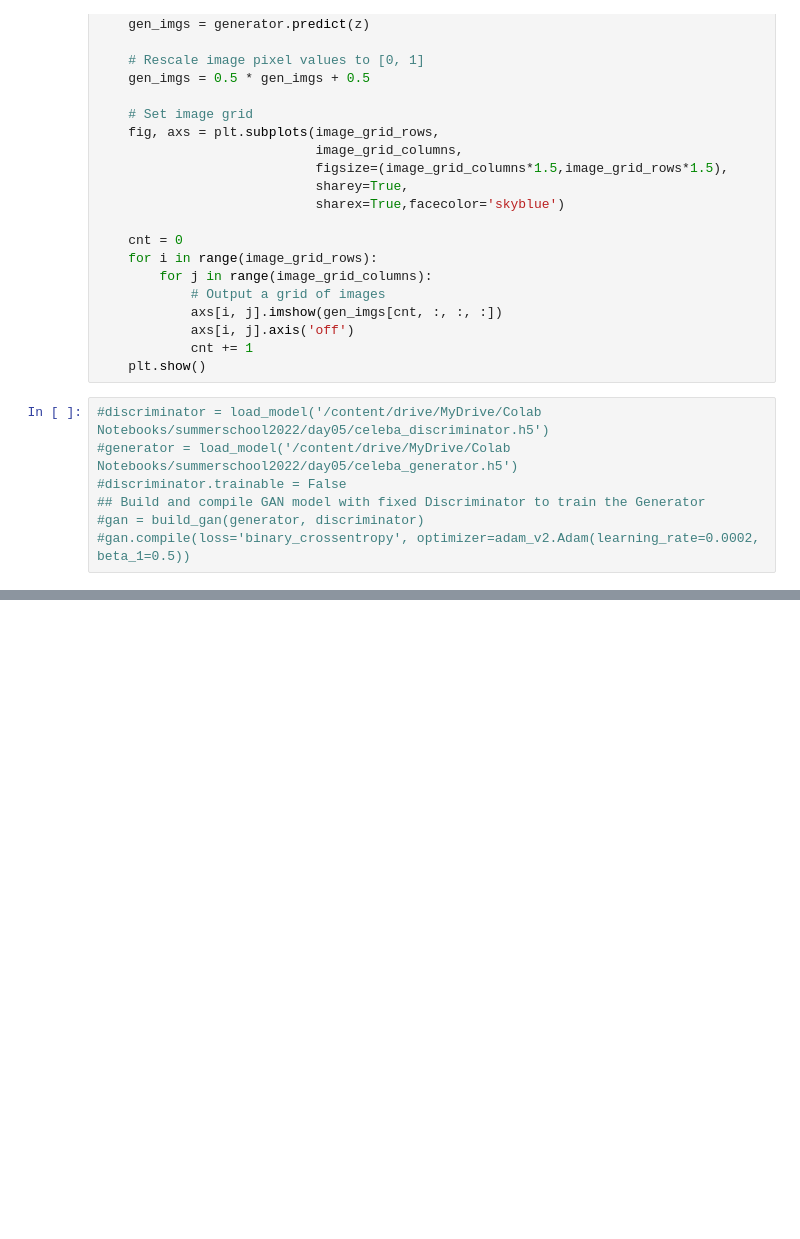
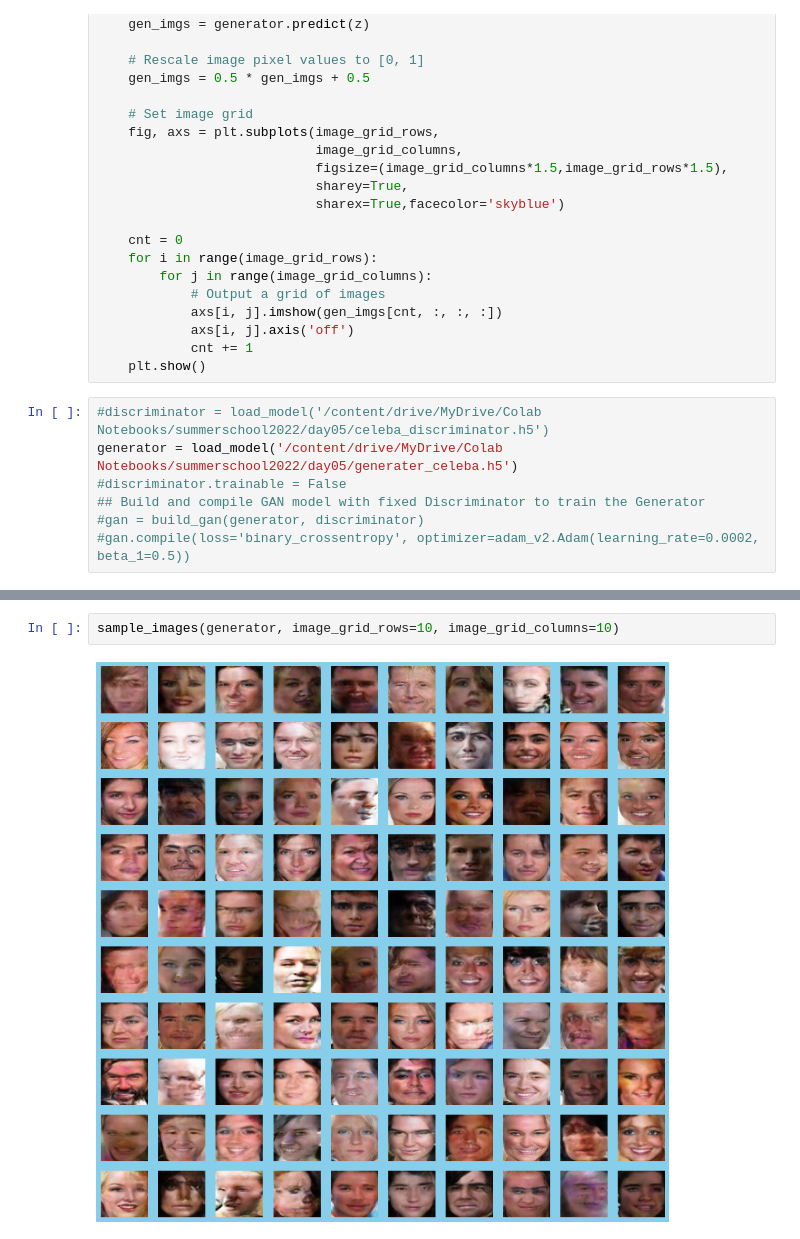
Before and after one commit to miokobayashii/summerschool2022, a Jupyter notebook: day05/DCGAN_celeba.ipynb, the cells around one changed output, grey strips where cells are left out. Saved outputs shown, nothing was run; the diff lists cells and outputs as text; blank space fills up the shorter version.

```diff
--- a/day05/DCGAN_celeba.ipynb
+++ b/day05/DCGAN_celeba.ipynb
@@ -263,7 +263,7 @@ def sample_images(generator, image_grid_rows=4, image_grid_columns=4):
     plt.show()
 # %%
 #discriminator = load_model('/content/drive/MyDrive/Colab Notebooks/summerschool2022/day05/celeba_discriminator.h5')
-#generator = load_model('/content/drive/MyDrive/Colab Notebooks/summerschool2022/day05/celeba_generator.h5')
+generator = load_model('/content/drive/MyDrive/Colab Notebooks/summerschool2022/day05/generater_celeba.h5')
 #discriminator.trainable = False
 ## Build and compile GAN model with fixed Discriminator to train the Generator
 #gan = build_gan(generator, discriminator)
@@ -271,3 +273,7 @@ def sample_images(generator, image_grid_rows=4, image_grid_columns=4):
+# %%
+sample_images(generator, image_grid_rows=10, image_grid_columns=10)
+# %% [output]
+[figure, added]
 # %%
 batch_size = 128
 sample_interval = 50
```
Also changed, not shown: parts of 2 cells of this notebook, 6 other files.
